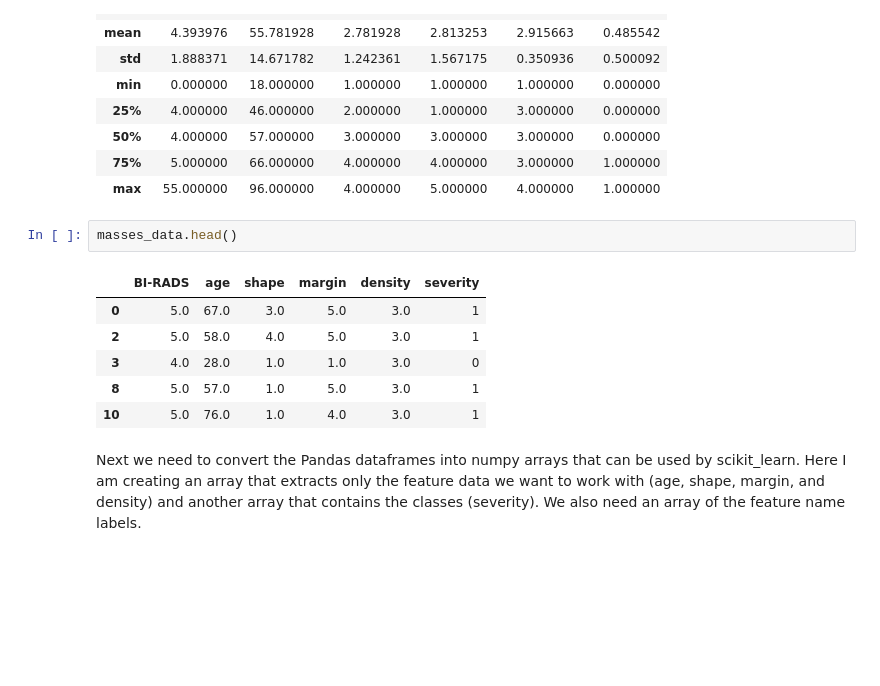
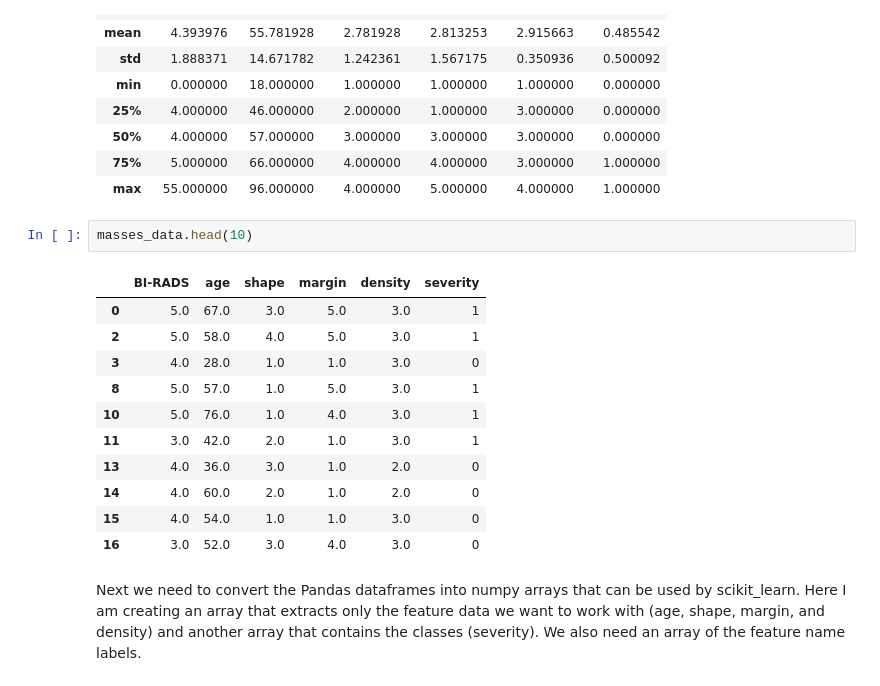
Before and after one commit to ThDarkArmy/Prediction-of-Cancer-using-different-ML-Algorithms, a Jupyter notebook: mammo_masses_project.ipynb, the cells around one changed output. Saved outputs shown, nothing was run; the diff lists cells and outputs as text; blank space fills up the shorter version.

```diff
--- a/mammo_masses_project.ipynb
+++ b/mammo_masses_project.ipynb
@@ -118,14 +118,19 @@ masses_data.describe()
 | 75% | 5.000000 | 66.000000 | 4.000000 | 4.000000 | 3.000000 | 1.000000 |
 | max | 55.000000 | 96.000000 | 4.000000 | 5.000000 | 4.000000 | 1.000000 |
 # %%
-masses_data.head()
+masses_data.head(10)
 # %% [output]
 |  | BI-RADS | age | shape | margin | density | severity |
 | 0 | 5.0 | 67.0 | 3.0 | 5.0 | 3.0 | 1 |
 | 2 | 5.0 | 58.0 | 4.0 | 5.0 | 3.0 | 1 |
 | 3 | 4.0 | 28.0 | 1.0 | 1.0 | 3.0 | 0 |
 | 8 | 5.0 | 57.0 | 1.0 | 5.0 | 3.0 | 1 |
 | 10 | 5.0 | 76.0 | 1.0 | 4.0 | 3.0 | 1 |
+| 11 | 3.0 | 42.0 | 2.0 | 1.0 | 3.0 | 1 |
+| 13 | 4.0 | 36.0 | 3.0 | 1.0 | 2.0 | 0 |
+| 14 | 4.0 | 60.0 | 2.0 | 1.0 | 2.0 | 0 |
+| 15 | 4.0 | 54.0 | 1.0 | 1.0 | 3.0 | 0 |
+| 16 | 3.0 | 52.0 | 3.0 | 4.0 | 3.0 | 0 |
 # %% [markdown]
 Next we need to convert the Pandas dataframes into numpy arrays that can be used by scikit_learn. Here I am creating an array that extracts only the feature data we want to work with (age, shape, margin, and density) and another array that contains the classes (severity). We also need an array of the feature name labels.
 # %%
```
Also changed, not shown: parts of 3 cells of this notebook.
